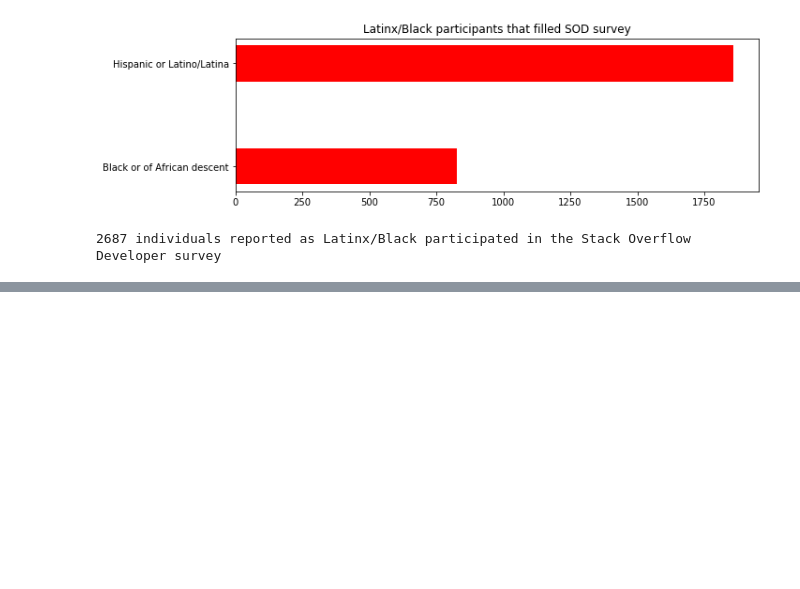
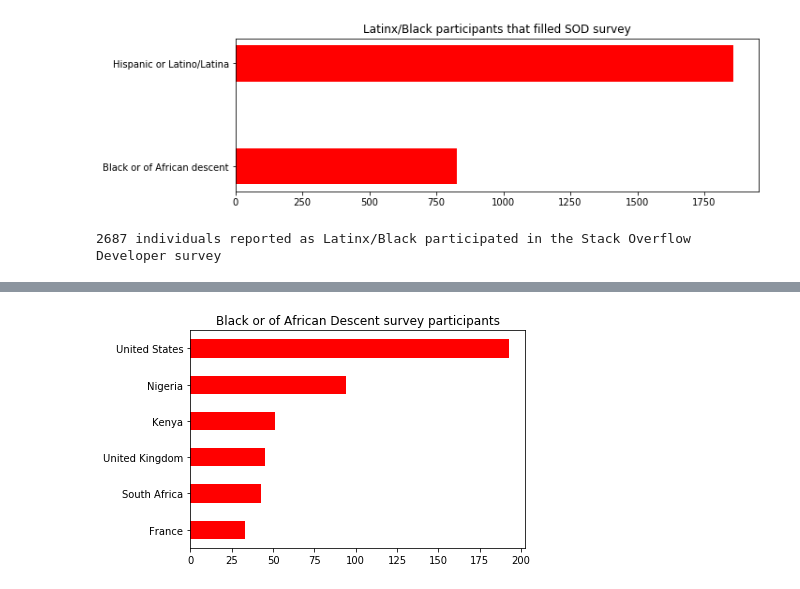
Before and after one commit to darrylbalderas/stack-overflow, a Jupyter notebook: survey-analysis.ipynb, the cells around one changed output, grey strips where cells are left out. Cells and saved outputs as stored; diff of their text form; code cells hidden in the pictures; blank space fills up the shorter version.

```diff
--- a/survey-analysis.ipynb
+++ b/survey-analysis.ipynb
@@ -168,3 +166,11 @@ def get_indexes_black(df):
+# %%
+#Black or of African Descent survey participants
+df = survey_data.loc[get_indexes_black(question2),:].reset_index()
+ax = df['Country'].value_counts()[:6][::-1].plot(kind="barh",
+                                                  title="Black or of African Descent survey participants",
+                                                  color="red")
+# %% [output]
+[figure, added]
 # %%
 #Both Latinx and Black/African Descent
 df = survey_data.loc[get_indexes_latinx_and_black(question2),:].reset_index()
```
Also changed, not shown: parts of 37 cells of this notebook.
